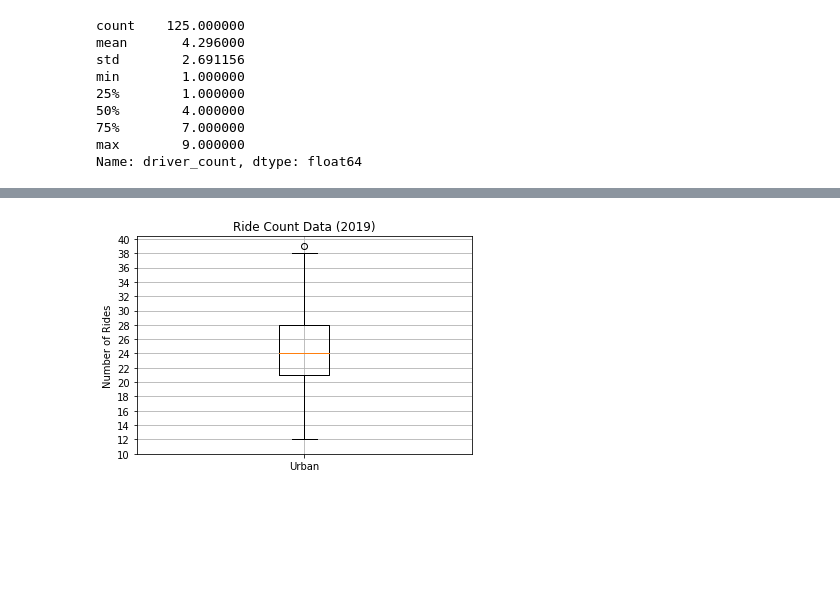
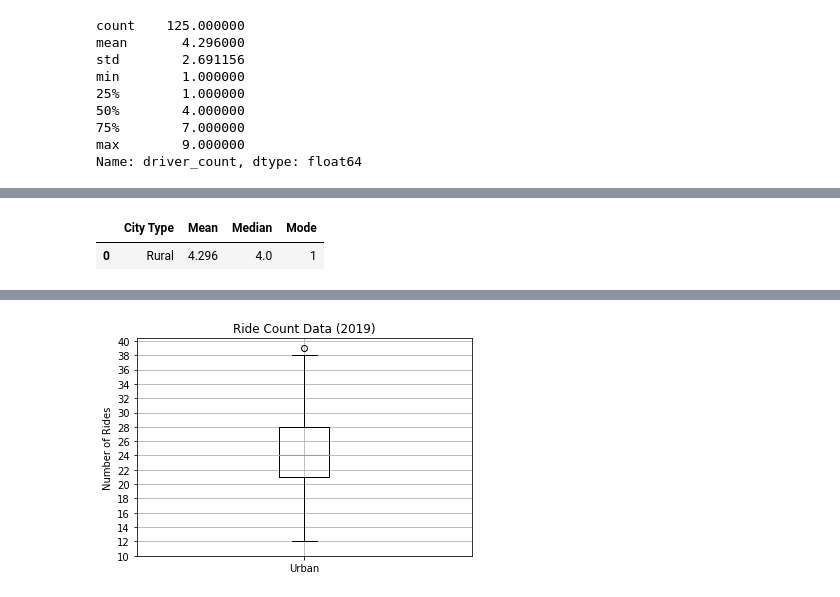
Before and after one commit to kgtillis/PyBer_Analysis, a Jupyter notebook: PyBer.ipynb, the cells around one changed output, grey strips where cells are left out. Cells and saved outputs as stored; diff of their text form; code cells hidden in the pictures; blank space fills up the shorter version.

```diff
--- a/PyBer.ipynb
+++ b/PyBer.ipynb
@@ -446,0 +581,76 @@ Name: driver_count, dtype: float64
+# %%
+#    Total number of Rides for each city type
+urban_ride_stats_df = pd.DataFrame({
+        "City Type": "Urban",
+        "Mean": mean_urban_ride_count,
+        "Median": median_urban_ride_count,
+        "Mode": mode_urban_ride_count
+       })
+
+
+suburban_ride_stats_df = pd.DataFrame({
+        "City Type": "Suburban",
+        "Mean": mean_suburban_ride_count,
+        "Median": median_suburban_ride_count,
+        "Mode": mode_suburban_ride_count
+       })
+
+rural_ride_stats_df = pd.DataFrame({
+        "City Type": "Rural",
+        "Mean": mean_rural_ride_count,
+        "Median": median_rural_ride_count,
+        "Mode": mode_rural_ride_count
+       })
+
+
+#    Average Fares for each city type
+urban_fare_stats_df = pd.DataFrame({
+        "City Type": "Urban",
+        "Mean": mean_urban_fares,
+        "Median": median_urban_fares,
+        "Mode": mode_urban_fares
+       })
+
+
+suburban_fare_stats_df = pd.DataFrame({
+        "City Type": "Suburban",
+        "Mean": mean_suburban_fares,
+        "Median": median_suburban_fares,
+        "Mode": mode_suburban_fares
+       })
+
+rural_fare_stats_df = pd.DataFrame({
+        "City Type": "Rural",
+        "Mean": mean_rural_fares,
+        "Median": median_rural_fares,
+        "Mode": mode_rural_fares
+       })
+
+#    Total number of Drivers for each city type
+urban_driver_stats_df = pd.DataFrame({
+        "City Type": "Urban",
+        "Mean": mean_urban_drivers,
+        "Median": median_urban_drivers,
+        "Mode": mode_urban_drivers
+       })
+
+
+suburban_driver_stats_df = pd.DataFrame({
+        "City Type": "Suburban",
+        "Mean": mean_suburban_drivers,
+        "Median": median_suburban_drivers,
+        "Mode": mode_suburban_drivers
+       })
+
+rural_driver_stats_df = pd.DataFrame({
+        "City Type": "Rural",
+        "Mean": mean_rural_drivers,
+        "Median": median_rural_drivers,
+        "Mode": mode_rural_drivers
+       })
+
+
+rural_driver_stats_df
+# %% [output]
+|  | City Type | Mean | Median | Mode |
+| 0 | Rural | 4.296 | 4.0 | 1 |
```
Also changed, not shown: parts of 6 cells of this notebook, 3 other files.
